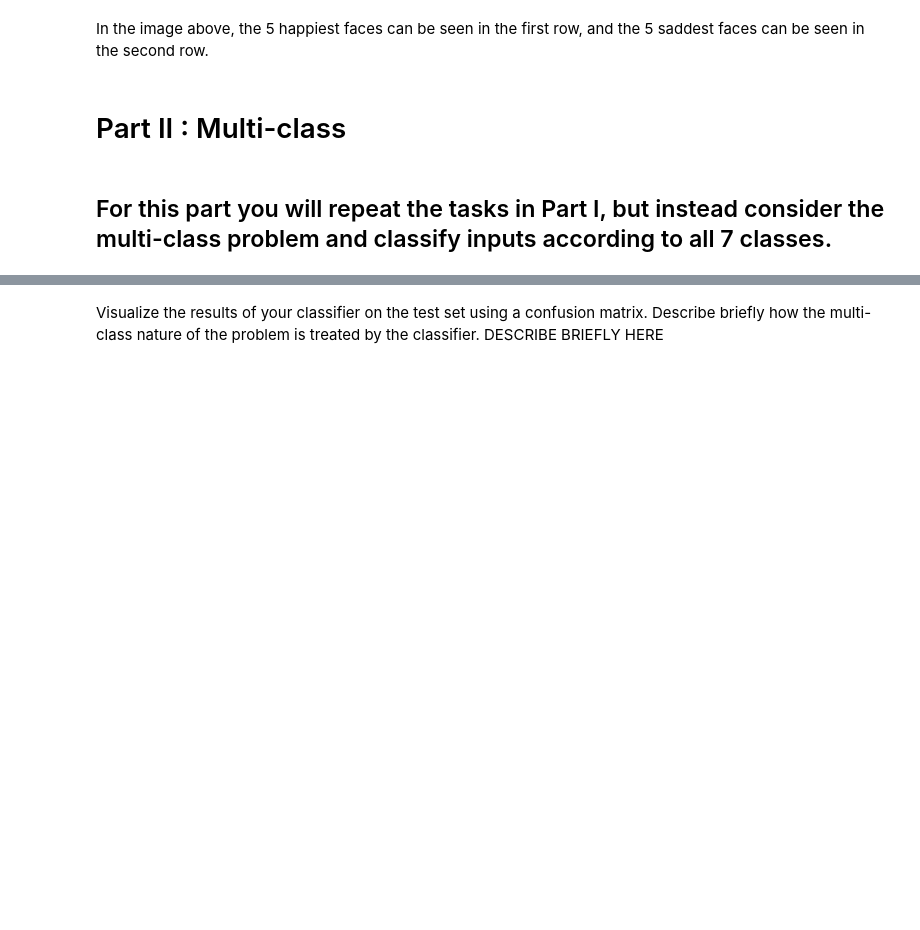
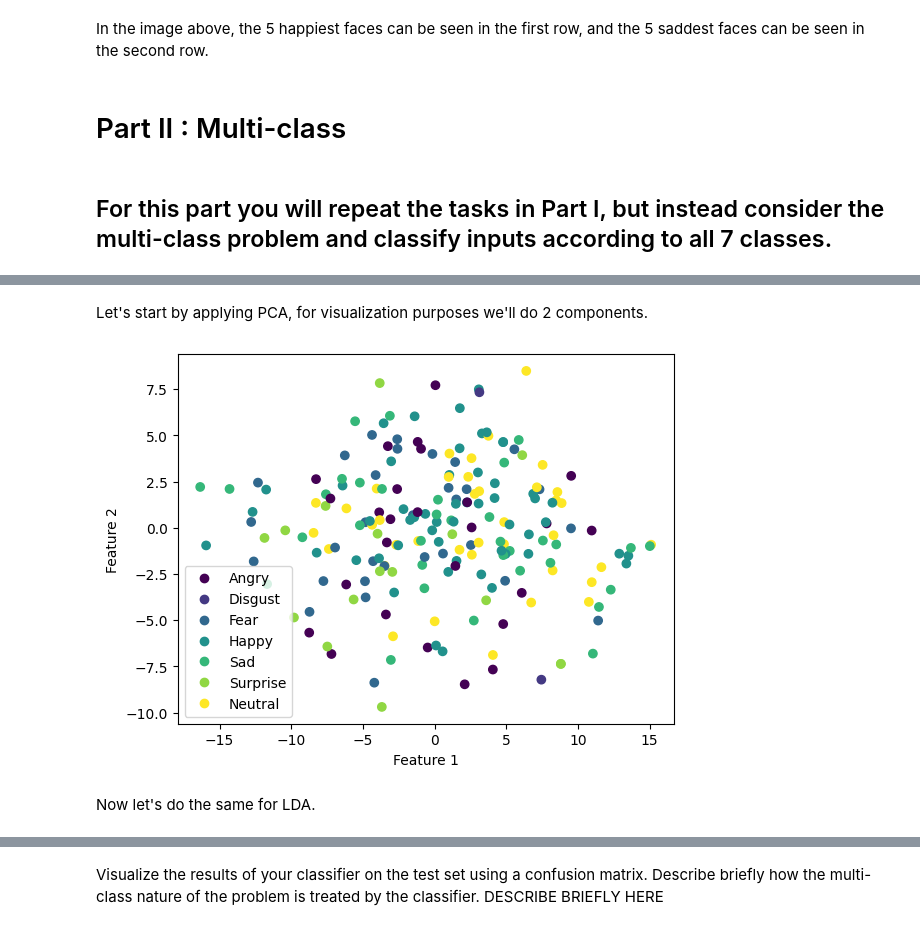
Before and after one commit to vitorhgomes/NN-Assignment1, a Jupyter notebook: AML-3104_Assignment-1_starterfile.ipynb, the cells around one changed output, grey strips where cells are left out. Saved outputs shown, nothing was run; the diff lists cells and outputs as text; code cells hidden in the pictures; blank space fills up the shorter version.

```diff
--- a/AML-3104_Assignment-1_starterfile.ipynb
+++ b/AML-3104_Assignment-1_starterfile.ipynb
@@ -412,0 +391,34 @@ In the image above, the 5 happiest faces can be seen in the first row, and the 5
+# %%
+# flatten the images
+flatten_x_training = np.array([img.flatten() for img in x_training])
+flatten_x_testing = np.array([img.flatten() for img in x_testing])
+
+# min-max-scale vectors
+scaled_flatten_x_training = mm_scaler.fit_transform(flatten_x_training)
+scaled_flatten_x_testing = mm_scaler.fit_transform(flatten_x_testing)
+# %% [markdown]
+Let's start by applying PCA, for visualization purposes we'll do 2 components.
+# %%
+pca = PCA(n_components=2)
+# %%
+pca_scaled_flatten_x_training = pca.fit_transform(scaled_flatten_x_training)
+pca_scaled_flatten_x_testing = pca.transform(scaled_flatten_x_testing)
+# %%
+features, labels = sample_n(200, pca_scaled_flatten_x_training, y_training)
+# %%
+# Create a scatter plot with different colors for each label
+scatter = plt.scatter(features[:, 0], features[:, 1], c=np.argmax(labels, axis=1))
+
+# Set the x and y axis labels
+plt.xlabel('Feature 1')
+plt.ylabel('Feature 2')
+
+# Add legend to the plot
+plt.legend(handles=scatter.legend_elements()[0], labels=['Angry', 'Disgust', 'Fear', 'Happy', 'Sad', 'Surprise', 'Neutral'])
+
+# Show the plot
+plt.show()
+# %% [output]
+[figure, added]
+# %% [markdown]
+Now let's do the same for LDA.
```
Also changed, not shown: parts of 49 cells of this notebook.
